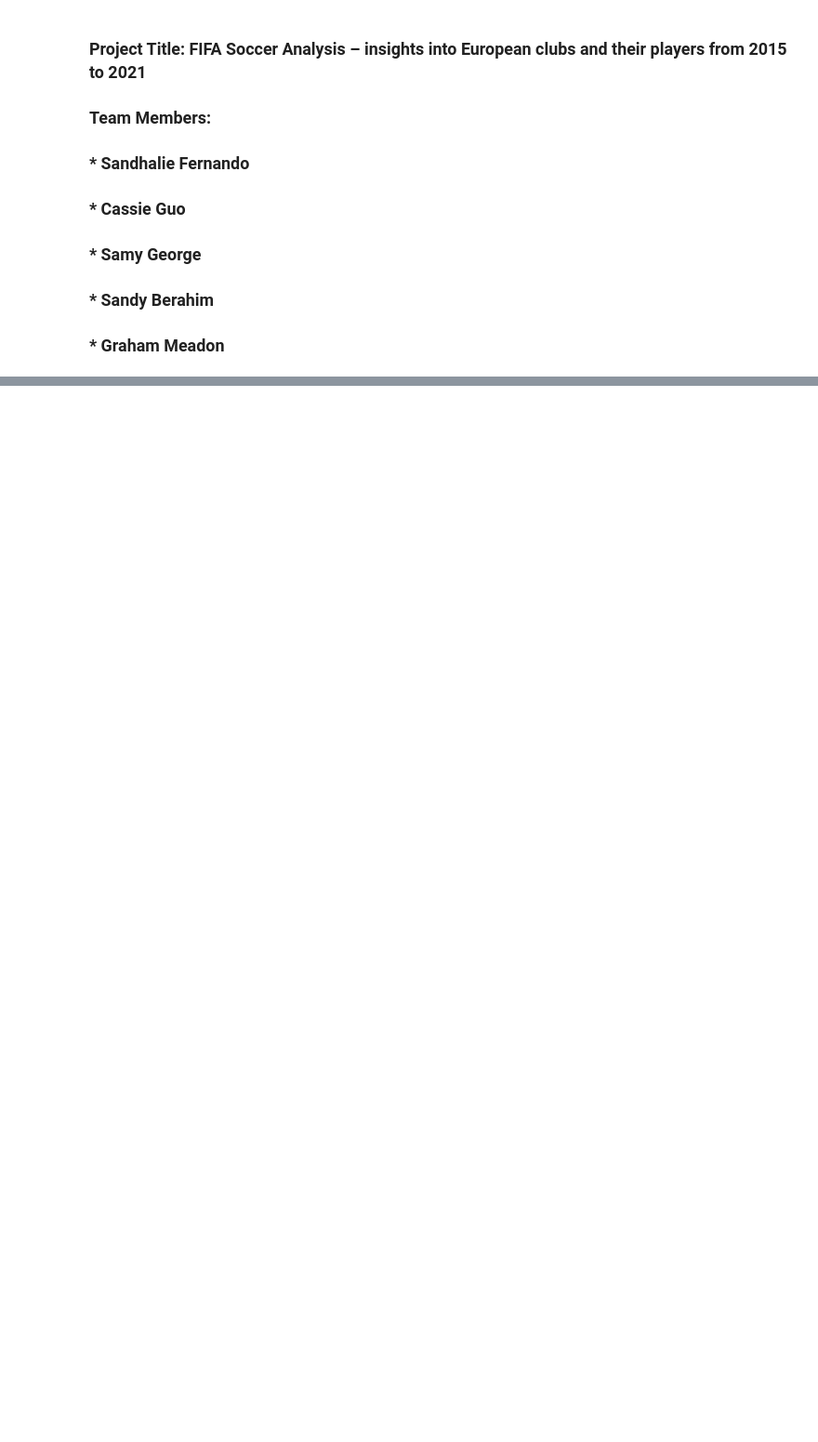
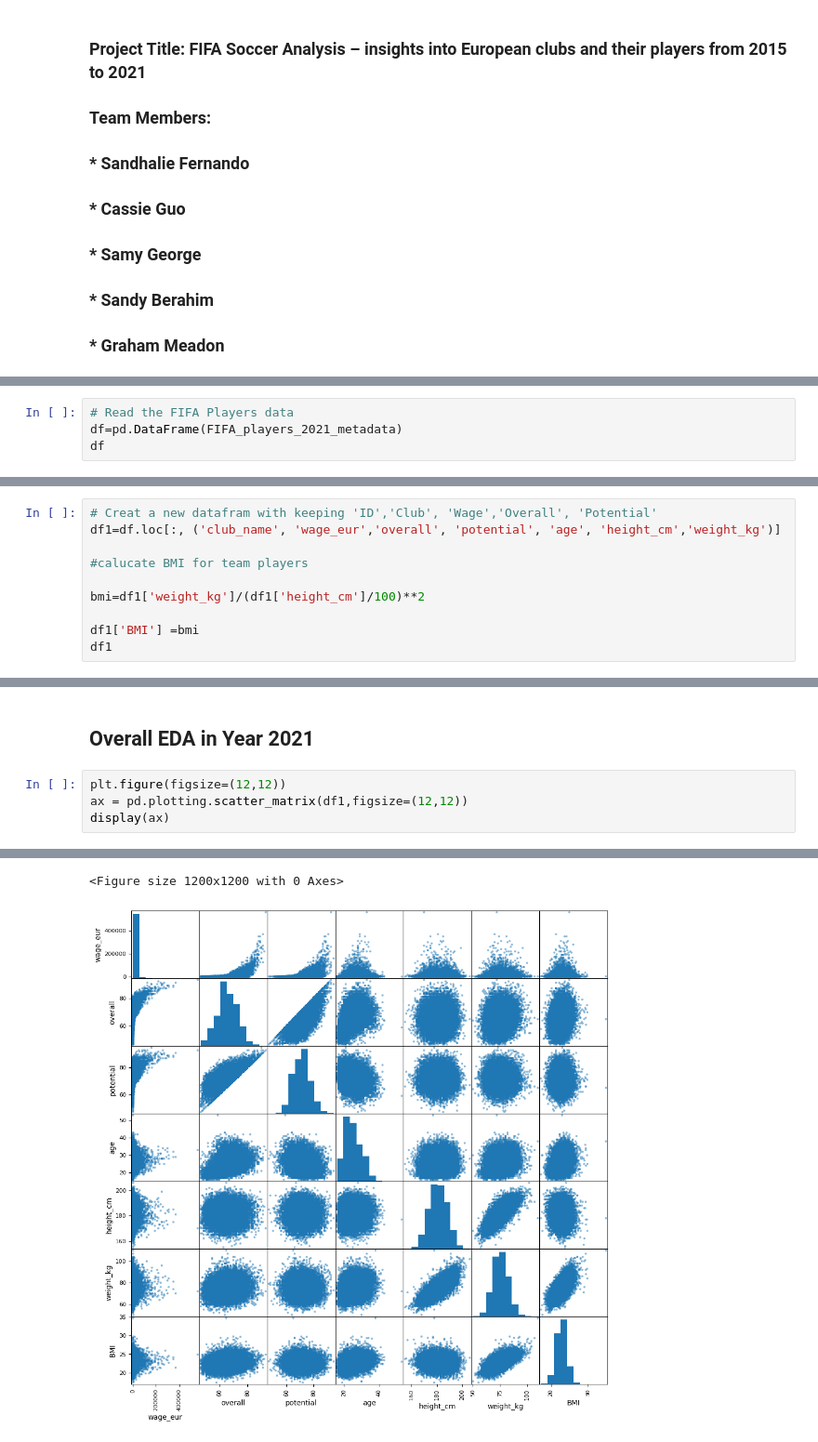
Before and after one commit to Misscoffeecassie/Group-2, a Jupyter notebook: Project_1_Group_2_FIFA_Players.ipynb, the cells around one changed output, grey strips where cells are left out. Shown at 93% size. Cells and saved outputs as stored; diff of their text form; blank space fills up the shorter version.

```diff
--- a/Project_1_Group_2_FIFA_Players.ipynb
+++ b/Project_1_Group_2_FIFA_Players.ipynb
@@ -45,3 +46,7 @@ combined_original_data_df
 | 28236 | 257697 | NaN | NaN | NaN | NaN | NaN | NaN | ... |
 | 28237 | 257936 | NaN | NaN | NaN | NaN | NaN | NaN | ... |
 28238 rows × 157 columns
+# %%
+# Read the FIFA Players data
+df=pd.DataFrame(FIFA_players_2021_metadata)
+df
@@ -47,0 +100,10 @@ combined_original_data_df
+# %%
+# Creat a new datafram with keeping 'ID','Club', 'Wage','Overall', 'Potential'
+df1=df.loc[:, ('club_name', 'wage_eur','overall', 'potential', 'age', 'height_cm','weight_kg')]
+
+#calucate BMI for team players
+
+bmi=df1['weight_kg']/(df1['height_cm']/100)**2
+
+df1['BMI'] =bmi
+df1
@@ -47,0 +124,7 @@ combined_original_data_df
+# %% [markdown]
+## Overall EDA in Year 2021
+# %%
+plt.figure(figsize=(12,12))
+ax = pd.plotting.scatter_matrix(df1,figsize=(12,12))
+display(ax)
+# %% [output]
@@ -47,0 +148,2 @@ combined_original_data_df
+<Figure size 1200x1200 with 0 Axes>
+[figure, added]
```
Also changed, not shown: parts of 37 cells of this notebook, 10 other files.
